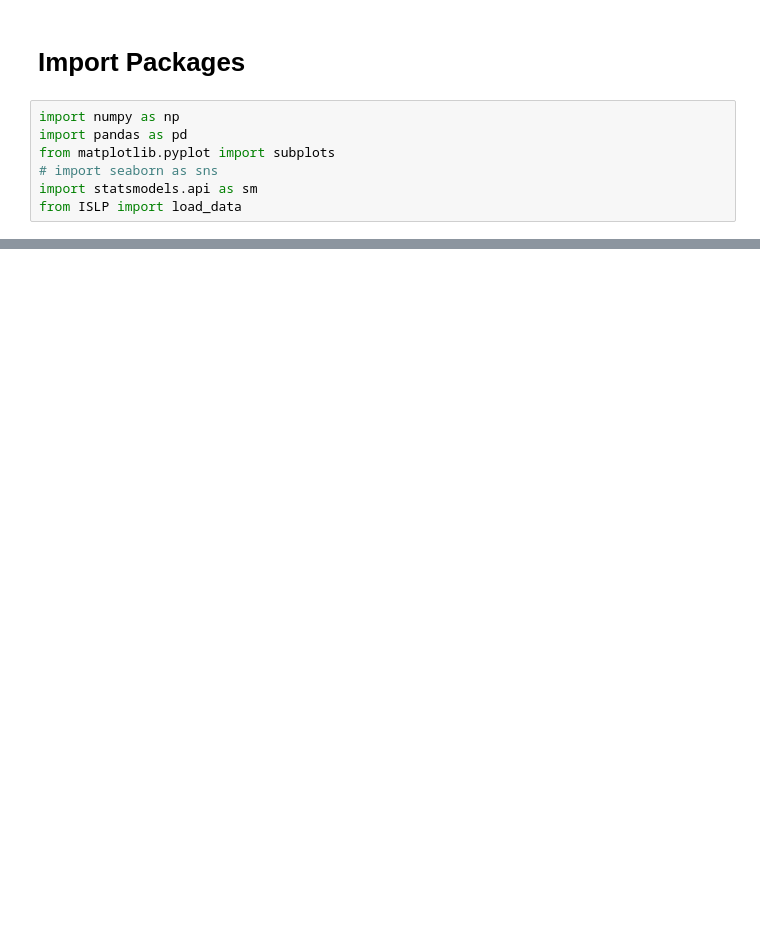
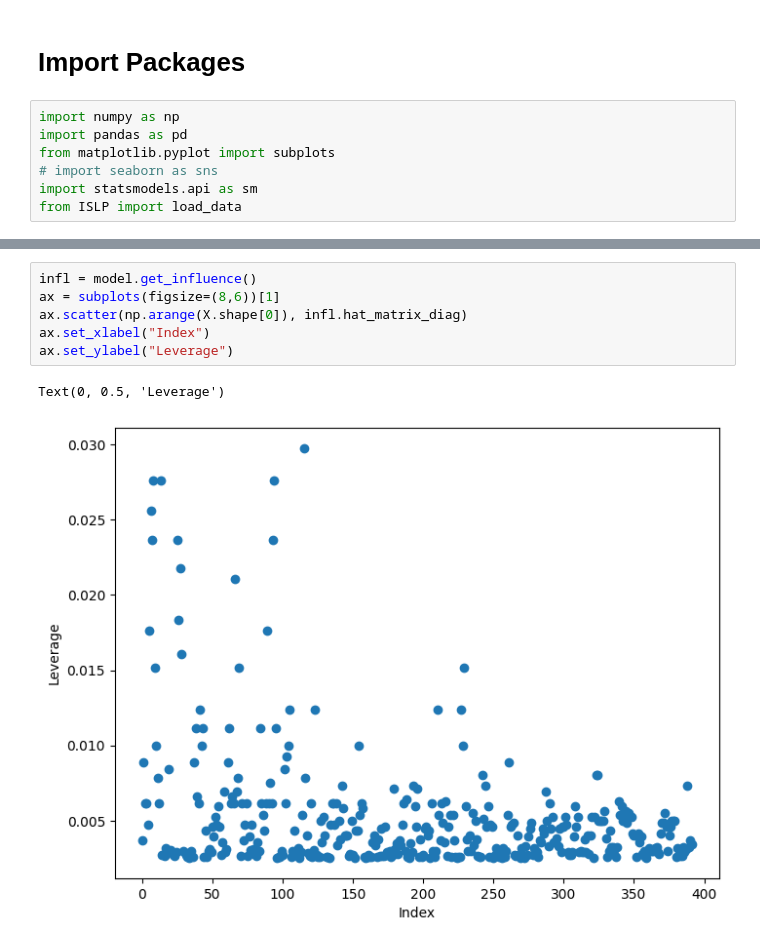
Before and after one commit to Onyekachukwu-Nweke/islp_exercises, a Jupyter notebook: Ch02_linreg_ex.ipynb, the cells around one changed output, grey strips where cells are left out. Cells and saved outputs as stored; diff of their text form; blank space fills up the shorter version.

```diff
--- a/Ch02_linreg_ex.ipynb
+++ b/Ch02_linreg_ex.ipynb
@@ -35,0 +196,9 @@ from ISLP import load_data
+# %%
+infl = model.get_influence()
+ax = subplots(figsize=(8,6))[1]
+ax.scatter(np.arange(X.shape[0]), infl.hat_matrix_diag)
+ax.set_xlabel("Index")
+ax.set_ylabel("Leverage")
+# %% [output]
+Text(0, 0.5, 'Leverage')
+[figure, added]
```
Also changed, not shown: parts of 17 cells of this notebook, 3 other files.
